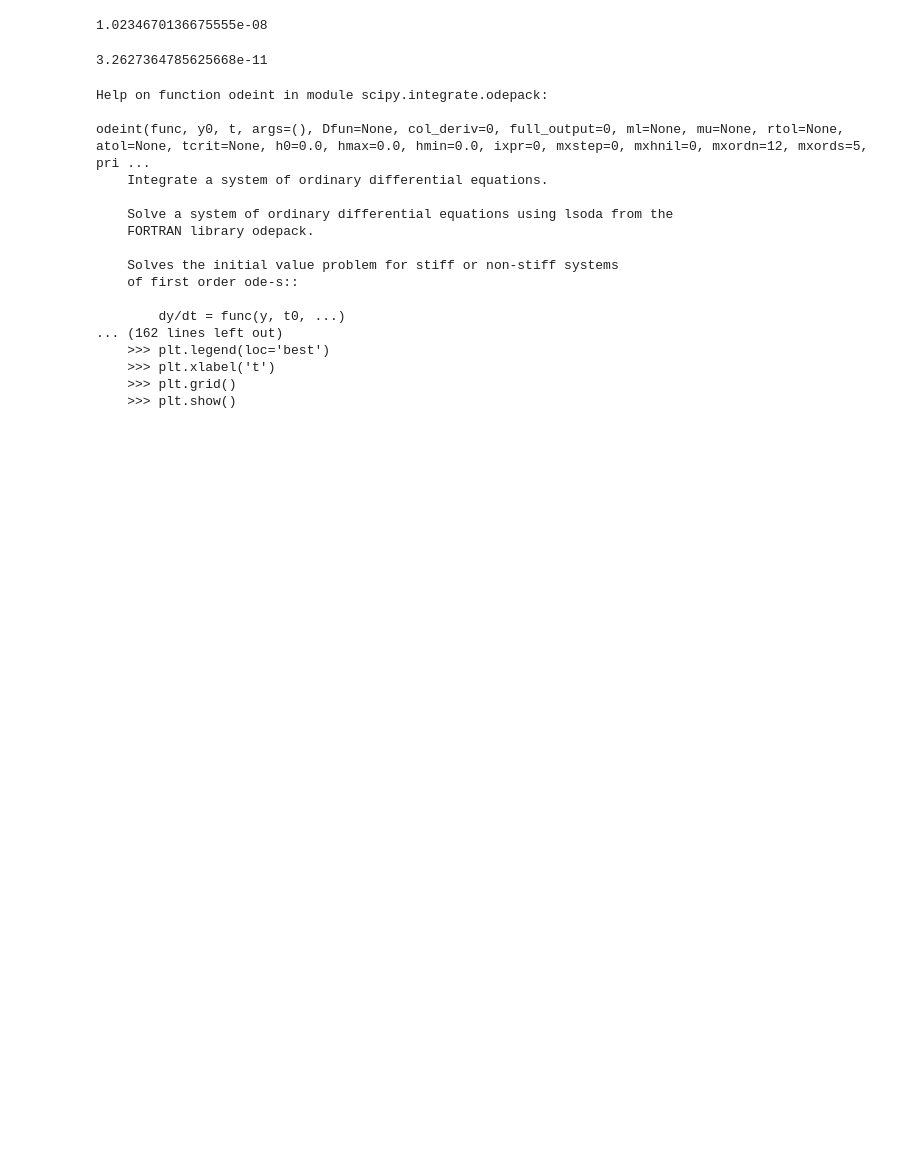
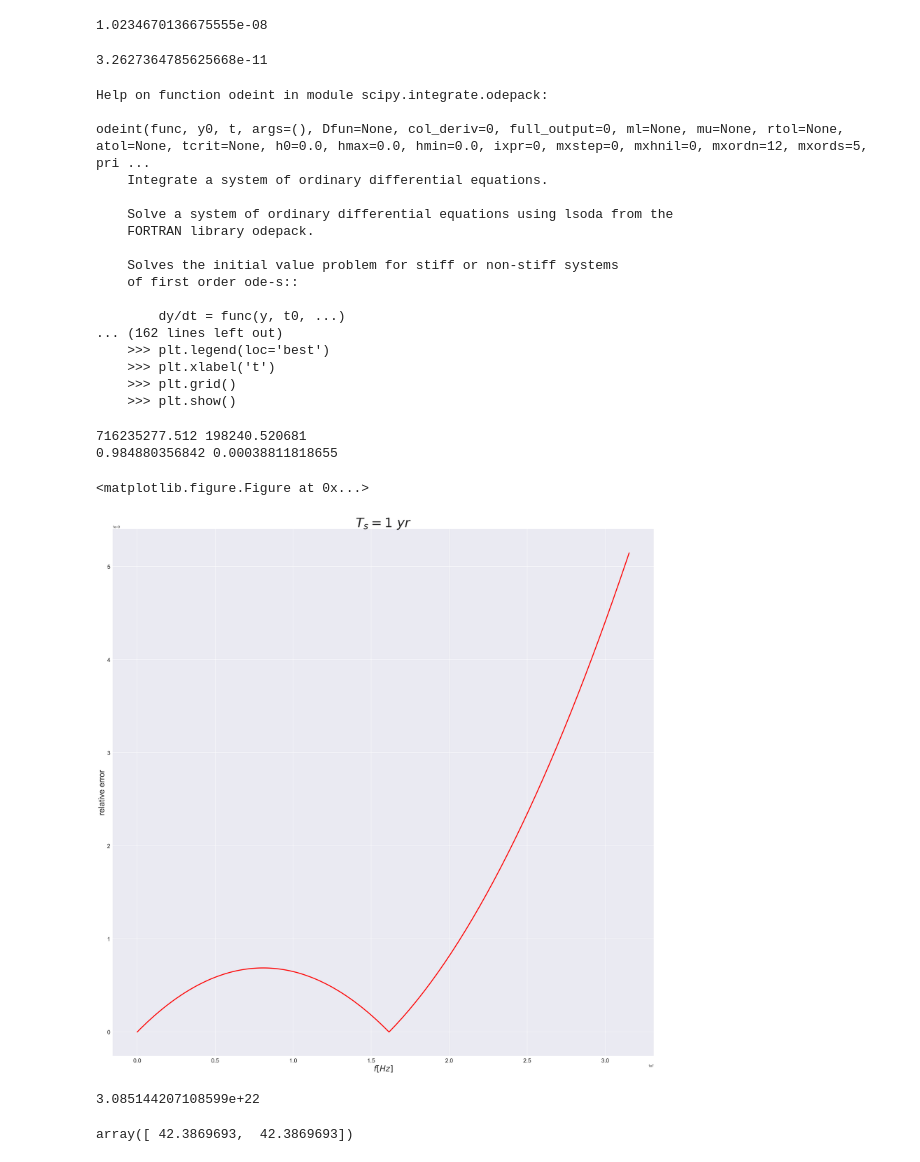
Before and after one commit to shanzhoupeng/GW-simu, a Jupyter notebook: notebook/dataconfirm.ipynb, the cells around one changed output. Cells and saved outputs as stored; diff of their text form; code cells hidden in the pictures; blank space fills up the shorter version.

```diff
--- a/notebook/dataconfirm.ipynb
+++ b/notebook/dataconfirm.ipynb
@@ -259,3 +302,57 @@ odeint(func, y0, t, args=(), Dfun=None, col_deriv=0, full_output=0, ml=None, mu=
     >>> plt.xlabel('t')
     >>> plt.grid()
     >>> plt.show()
+# %%
+m=[3.69400000e+01,2.40000000e-01,3.10985939e+00]
+mcv=m[0]*m_sun
+smrv=m[1]
+sv=solvem(mcv,smrv)
+m1v=sv[0]
+m2v=sv[1]
+phic=m[2]
+n2=10000
+ts=np.linspace(0,t_scale,n2)
+yf=sci_integrate.odeint(df_dtode,figas,ts,args=(m1v,m2v))
+ftv=sci_interpolate.interp1d(ts,yf.T[0])
+fr=ftv(ts)
+phiv1=np.zeros(n2)
+i=0
+while i<n2:
+    phiv1[i]=sci_integrate.quad(lambda x:2*sciconsts.pi*ftv(x),0,ts[i])[0]
+    i=i+1
+phiv=sci_interpolate.interp1d(ts,phiv1)
+
+rs=np.zeros(n2)
+rs[0]=sciop.fsolve(f_rvac,f_rvacstart(figas,m1v,m2v),args=[m1v,m2v,figas])
+
+for i in range(1,n2,1):
+    rs[i]=sciop.fsolve(f_rvac,rs[i-1],args=[m1v,m2v,fr[i]])
+
+rv=sci_interpolate.interp1d(ts,rs)
+
+t_scalev=ts[n2-1]
+t=np.linspace(0,t_scalev,num=Ng)
+hv=m1v*m2v/rv(t)*np.cos(phiv(t))
+xs=np.linspace(0,1/2.0/Tg,num=Ng//2)
+hfvac1=fft.fft(hv)
+hfvac_abs=abs(hfvac1)
+hfvac_angle=np.arctan(hfvac1.imag/hfvac1.real)[0:Ng//2]
+hfvac2=2.0/Ng*hfvac_abs[0:Ng//2]
+hvacr=sci_interpolate.interp1d(xs,hfvac2)
+anglevac=sci_interpolate.interp1d(xs,hfvac_angle)
+B=sci_integrate.quad(lambda x:4*np.power(hvacr(x),2.0)/S_n_lisa(x),figas,fr[n2-1],limit=1500,epsabs=0.005)
+Bval=np.sqrt(B[0])
+Berr=0.5/Bval*B[1]
+print Bval,Berr
+sys.stdout.flush()
+AB=sci_integrate.quad(lambda x:4*hvacr(x)*hs(x)/S_n_lisa(x)*np.cos(anglegas(x)-anglevac(x)+phic),figas,fr[n2-1],limit=2500,epsrel=0.005)
+ff=abs(AB[0]/Aval/Bval)
+err=abs(1/Aval/Bval*AB[1])+abs(AB[0]/Aval/Aval/Bval*Aerr)+abs(AB[0]/Aval/Bval/Bval*Berr)
+
+
+
+
+print ff,err
+# %% [output]
+716235277.512 198240.520681
+0.984880356842 0.00038811818655
@@ -261,0 +364,26 @@ odeint(func, y0, t, args=(), Dfun=None, col_deriv=0, full_output=0, ml=None, mu=
+# %%
+tdomin=np.linspace(0,t_scale,10000)
+fgas=freq_tgas(tdomin,m_1g,m_2g,t_gas,t_0g)
+fvac=ftv(tdomin)
+err=abs(fvac-fgas)
+plt.clf()
+fig1=plt.figure(figsize=(30,30),dpi=150)
+plt.title(r'$T_s=1\ yr$',fontsize=40)
+plt.ylabel('relative error',fontsize=25)
+plt.xlabel(r'$f[Hz]$',fontsize=25)
+plt.xticks(fontsize=18)
+plt.yticks(fontsize=18)
+plt.plot(tdomin,err,color='red',linewidth=3.0)
+plt.show()
+# %% [output]
+<matplotlib.figure.Figure at 0x...>
+[figure, added]
+# %%
+mpc=3.261*sciconsts.light_year
+1e6*mpc
+# %% [output]
+3.085144207108599e+22
+# %%
+solvem(36.9,0.25)
+# %% [output]
+array([ 42.3869693,  42.3869693])
```
Also changed, not shown: parts of 17 cells of this notebook, 5 other files.
